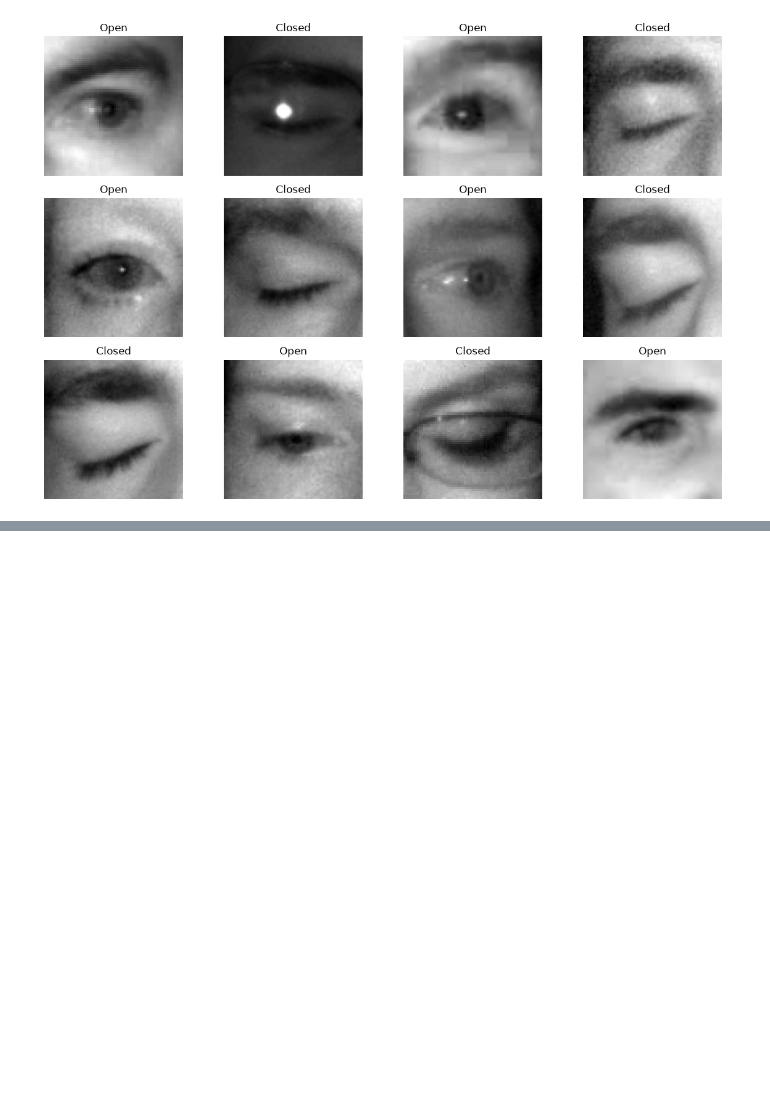
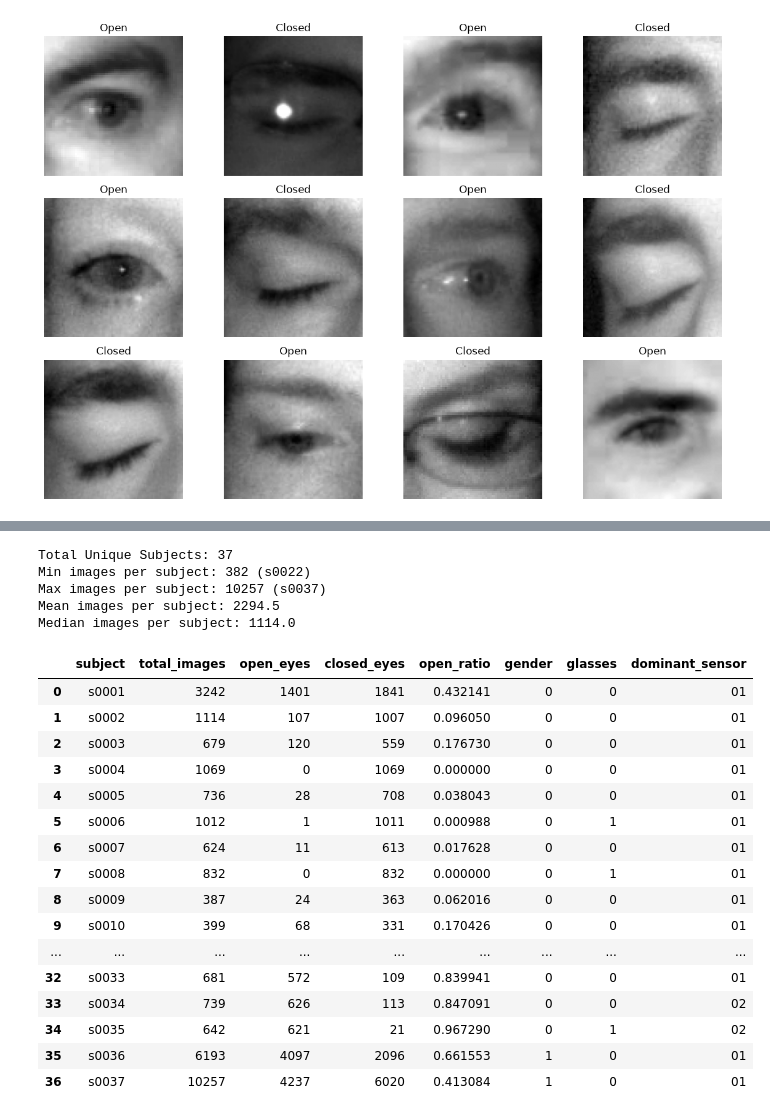
Before and after one commit to Anand-Patidar03/driver-drowsiness-detection, a Jupyter notebook: notebooks/01_dataset_analysis.ipynb, the cells around one changed output, grey strips where cells are left out. Cells and saved outputs as stored; diff of their text form; code cells hidden in the pictures; blank space fills up the shorter version.

```diff
--- a/notebooks/01_dataset_analysis.ipynb
+++ b/notebooks/01_dataset_analysis.ipynb
@@ -136,0 +229,42 @@ plt.show()
+# %%
+# Aggregate statistics per subject
+subject_summary = df.groupby("subject").agg(
+    total_images=("eye_state", "count"),
+    open_eyes=("eye_state", lambda x: (x == 1).sum()),
+    closed_eyes=("eye_state", lambda x: (x == 0).sum()),
+    open_ratio=("eye_state", "mean"),
+    gender=("gender", "first"),
+    glasses=("glasses", lambda x: x.mode()[0]),
+    dominant_sensor=("sensor", lambda x: x.mode()[0])
+).reset_index()
+
+print(f"Total Unique Subjects: {len(subject_summary)}")
+print(f"Min images per subject: {subject_summary['total_images'].min()} ({subject_summary.loc[subject_summary['total_images'].idxmin(), 'subject']})")
+print(f"Max images per subject: {subject_summary['total_images'].max()} ({subject_summary.loc[subject_summary['total_images'].idxmax(), 'subject']})")
+print(f"Mean images per subject: {subject_summary['total_images'].mean():.1f}")
+print(f"Median images per subject: {subject_summary['total_images'].median():.1f}")
+
+display(subject_summary)
+# %% [output]
+Total Unique Subjects: 37
+Min images per subject: 382 (s0022)
+Max images per subject: 10257 (s0037)
+Mean images per subject: 2294.5
+Median images per subject: 1114.0
+|  | subject | total_images | open_eyes | closed_eyes | open_ratio | gender | glasses | dominant_sensor |
+| 0 | s0001 | 3242 | 1401 | 1841 | 0.432141 | 0 | 0 | 01 |
+| 1 | s0002 | 1114 | 107 | 1007 | 0.096050 | 0 | 0 | 01 |
+| 2 | s0003 | 679 | 120 | 559 | 0.176730 | 0 | 0 | 01 |
+| 3 | s0004 | 1069 | 0 | 1069 | 0.000000 | 0 | 0 | 01 |
+| 4 | s0005 | 736 | 28 | 708 | 0.038043 | 0 | 0 | 01 |
+| 5 | s0006 | 1012 | 1 | 1011 | 0.000988 | 0 | 1 | 01 |
+| 6 | s0007 | 624 | 11 | 613 | 0.017628 | 0 | 0 | 01 |
+| 7 | s0008 | 832 | 0 | 832 | 0.000000 | 0 | 1 | 01 |
+| 8 | s0009 | 387 | 24 | 363 | 0.062016 | 0 | 0 | 01 |
+| 9 | s0010 | 399 | 68 | 331 | 0.170426 | 0 | 0 | 01 |
+| ... | ... | ... | ... | ... | ... | ... | ... | ... |
+| 32 | s0033 | 681 | 572 | 109 | 0.839941 | 0 | 0 | 01 |
+| 33 | s0034 | 739 | 626 | 113 | 0.847091 | 0 | 0 | 02 |
+| 34 | s0035 | 642 | 621 | 21 | 0.967290 | 0 | 1 | 02 |
+| 35 | s0036 | 6193 | 4097 | 2096 | 0.661553 | 1 | 0 | 01 |
+| 36 | s0037 | 10257 | 4237 | 6020 | 0.413084 | 1 | 0 | 01 |
```
Also changed, not shown: parts of 20 cells of this notebook.
